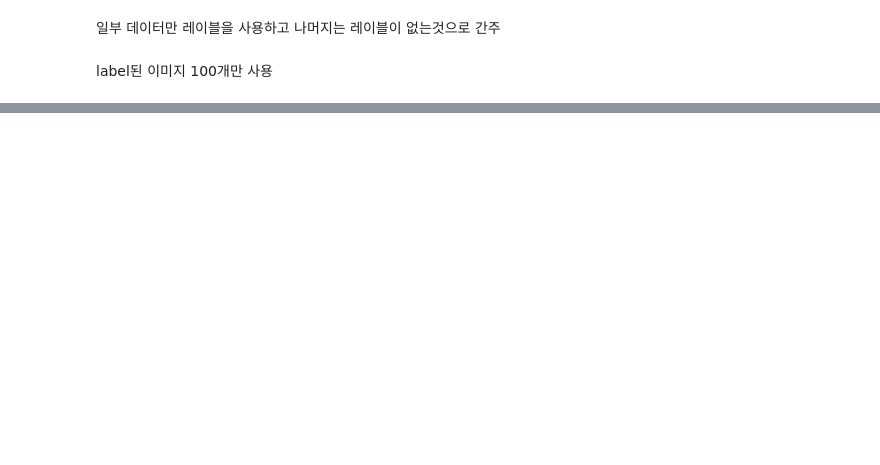
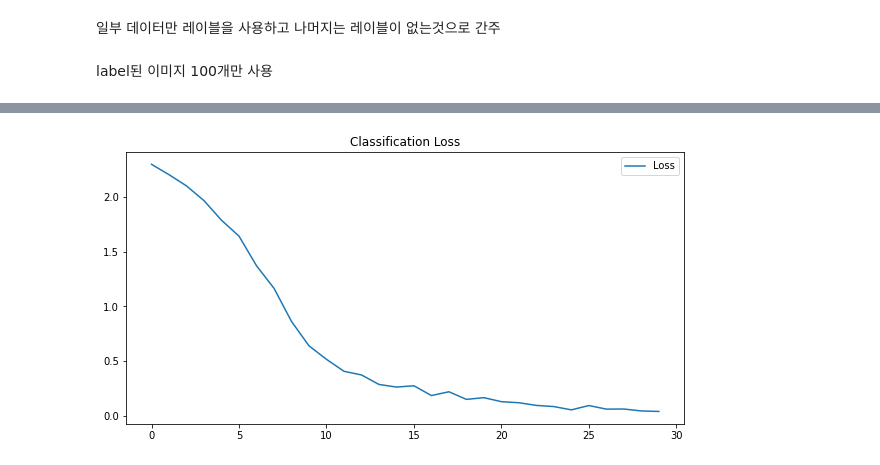
Before and after one commit to dlarhkd1211/GANs-in-action, a Jupyter notebook: ch7.ipynb, the cells around one changed output, grey strips where cells are left out. Saved outputs shown, nothing was run; the diff lists cells and outputs as text; code cells hidden in the pictures; blank space fills up the shorter version.

```diff
--- a/ch7.ipynb
+++ b/ch7.ipynb
@@ -68,0 +110,6 @@ dataset = Dataset(num_labeled)
+# %%
+def build_discriminator_supervised(discriminator_net):
+  model = Sequential()
+  model.add(discriminator_net)
+  model.add(Activation('softmax'))
+  return model
@@ -68,0 +248,20 @@ dataset = Dataset(num_labeled)
+# %%
+# SGAN 판별자와 같은 네트워크 구조를 가진 지도 학습 분류기
+mnist_classifier = build_discriminator_supervised(build_discriminator_net(img_shape))
+mnist_classifier.compile(loss='categorical_crossentropy',
+                         metrics=['accuracy'],
+                         optimizer=Adam())
+# %%
+imgs, labels = dataset.training_set()
+
+# 레이블을 원-핫 인코딩합니다.
+labels = to_categorical(labels, num_classes=num_classes)
+
+# 분류기를 훈련합니다.
+training = mnist_classifier.fit(x=imgs,
+                                y=labels,
+                                batch_size=32,
+                                epochs=30,
+                                verbose=1)
+losses = training.history['loss']
+accuracies = training.history['accuracy']
@@ -68,0 +286,9 @@ dataset = Dataset(num_labeled)
+# %%
+# 분류 손실을 그립니다
+plt.figure(figsize=(10, 5))
+plt.plot(np.array(losses), label="Loss")
+plt.title("Classification Loss")
+plt.legend()
+plt.show()
+# %% [output]
+[figure, added]
```
Also changed, not shown: parts of 21 cells of this notebook.
